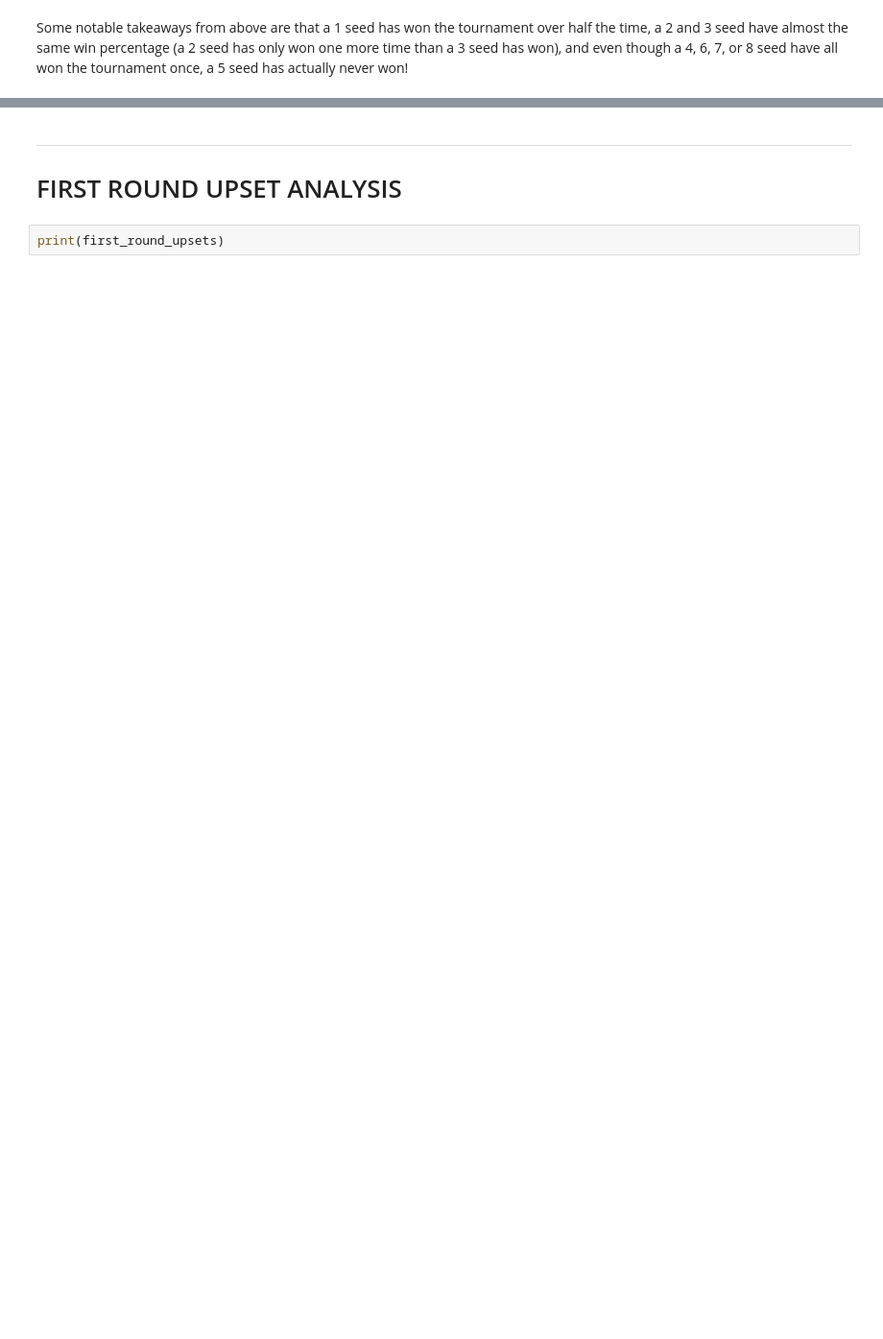
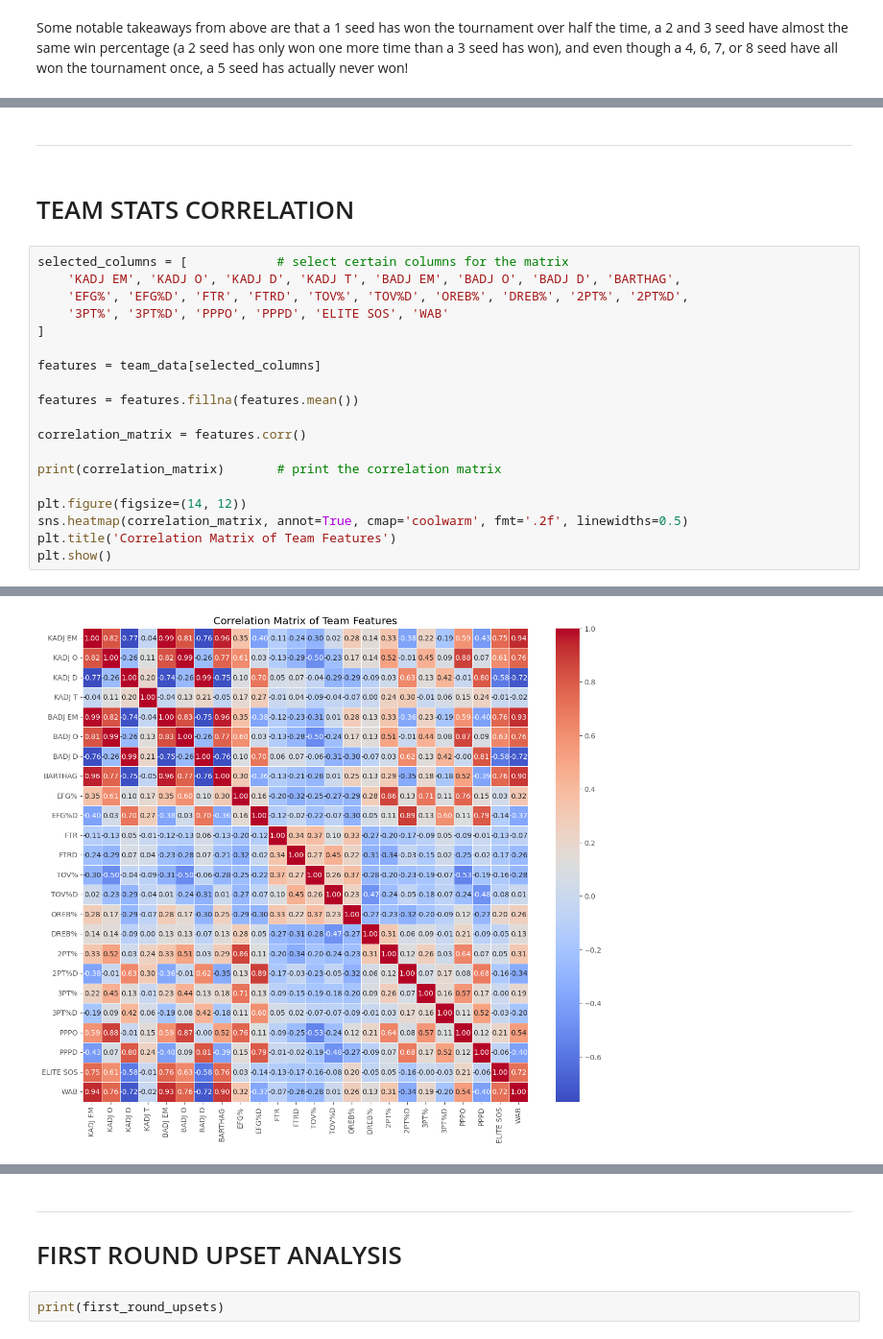
Before and after one commit to jamalzlitni/March-Madness, a Jupyter notebook: March Madness.ipynb, the cells around one changed output, grey strips where cells are left out. Shown: that part at 96% size. Drawn from its saved outputs; the diff is of its cells as text; blank space fills up the shorter version.

```diff
--- a/March Madness.ipynb
+++ b/March Madness.ipynb
@@ -130,0 +184,24 @@ Some notable takeaways from above are that a 1 seed has won the tournament over
+# %% [markdown]
+----------
+# %% [markdown]
+# TEAM STATS CORRELATION
+# %%
+selected_columns = [            # select certain columns for the matrix
+    'KADJ EM', 'KADJ O', 'KADJ D', 'KADJ T', 'BADJ EM', 'BADJ O', 'BADJ D', 'BARTHAG',
+    'EFG%', 'EFG%D', 'FTR', 'FTRD', 'TOV%', 'TOV%D', 'OREB%', 'DREB%', '2PT%', '2PT%D',
+    '3PT%', '3PT%D', 'PPPO', 'PPPD', 'ELITE SOS', 'WAB'
+]
+
+features = team_data[selected_columns]
+
+features = features.fillna(features.mean())
+
+correlation_matrix = features.corr()
+
+print(correlation_matrix)       # print the correlation matrix
+
+plt.figure(figsize=(14, 12))
+sns.heatmap(correlation_matrix, annot=True, cmap='coolwarm', fmt='.2f', linewidths=0.5)
+plt.title('Correlation Matrix of Team Features')
+plt.show()
+# %% [output]
@@ -130,0 +225 @@ Some notable takeaways from above are that a 1 seed has won the tournament over
+[figure, added]
```
Also changed, not shown: parts of 16 cells of this notebook, 1 other file.
